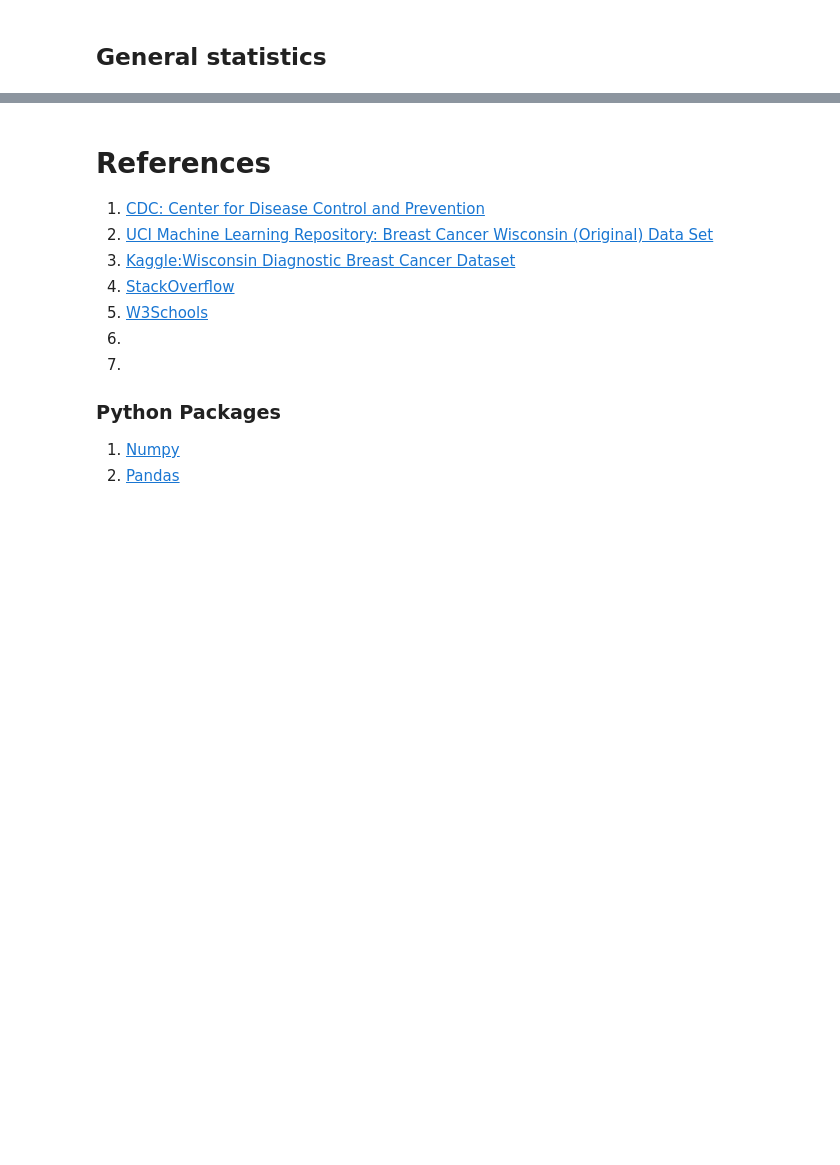
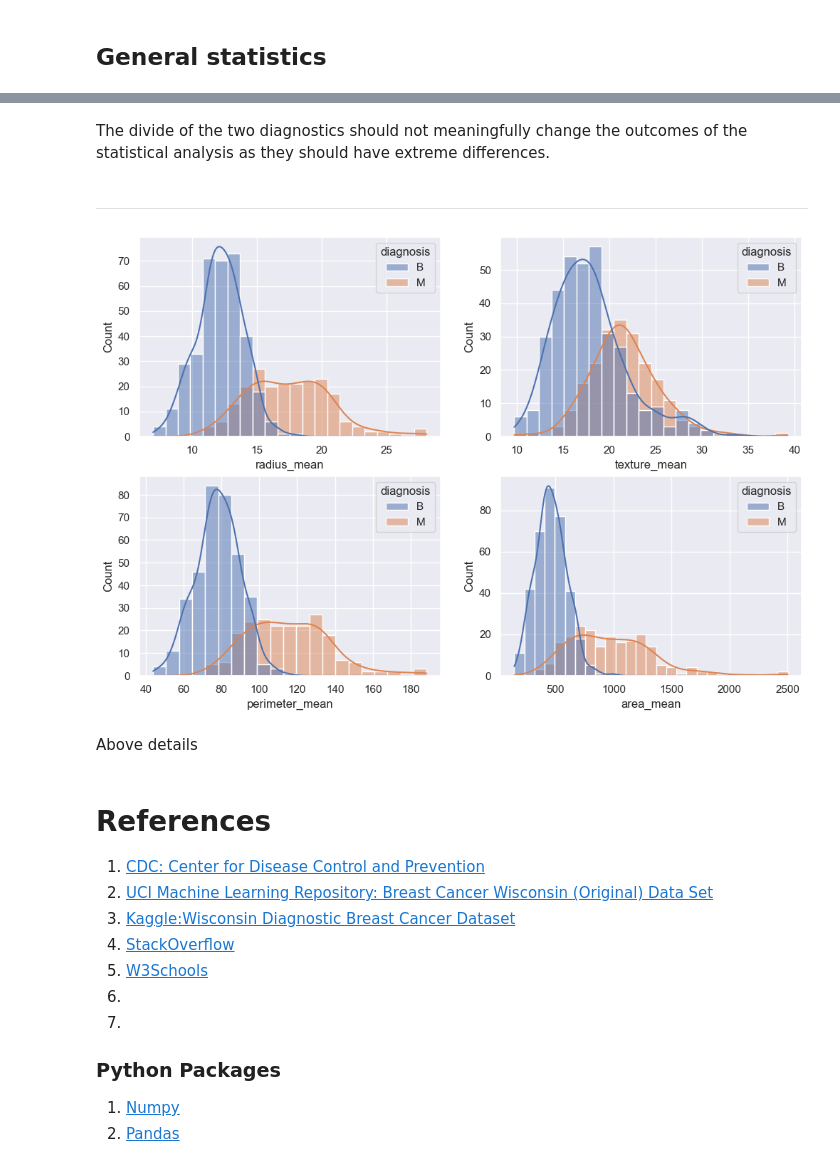
Before and after one commit to StephenCaulfield/Programming-for-Data-Analytics-2, a Jupyter notebook: PFDA_project_2.ipynb, the cells around one changed output, grey strips where cells are left out. Saved outputs shown, nothing was run; the diff lists cells and outputs as text; code cells hidden in the pictures; blank space fills up the shorter version.

Commit message:
Diagnostic Comparison

```diff
--- a/PFDA_project_2.ipynb
+++ b/PFDA_project_2.ipynb
@@ -164,3 +193,20 @@ main_df.describe()
+# %% [markdown]
+The divide of the two diagnostics should not meaningfully change the outcomes of the statistical analysis as they should have extreme differences.
+# %% [markdown]
+______________________________________________________________________________________________________________________________
+# %%
+sns.set(rc={"figure.figsize":(12, 8)})
+fig, axes = plt.subplots(2, 2)
+
+sns.histplot(data=main_df, x='radius_mean', hue='diagnosis',ax=axes[0,0],kde=True)
+sns.histplot(data=main_df, x='texture_mean', hue='diagnosis',ax=axes[0,1],kde=True)
+sns.histplot(data=main_df, x='perimeter_mean', hue='diagnosis',ax=axes[1,0],kde=True)
+sns.histplot(data=main_df, x='area_mean', hue='diagnosis',ax=axes[1,1],kde=True)
+plt.show()
+# %% [output]
+[figure, added]
+# %% [markdown]
+Above details
 # %% [markdown]
 <h1>References</h1>
 <ol>
```
Also changed, not shown: parts of 7 cells of this notebook.
